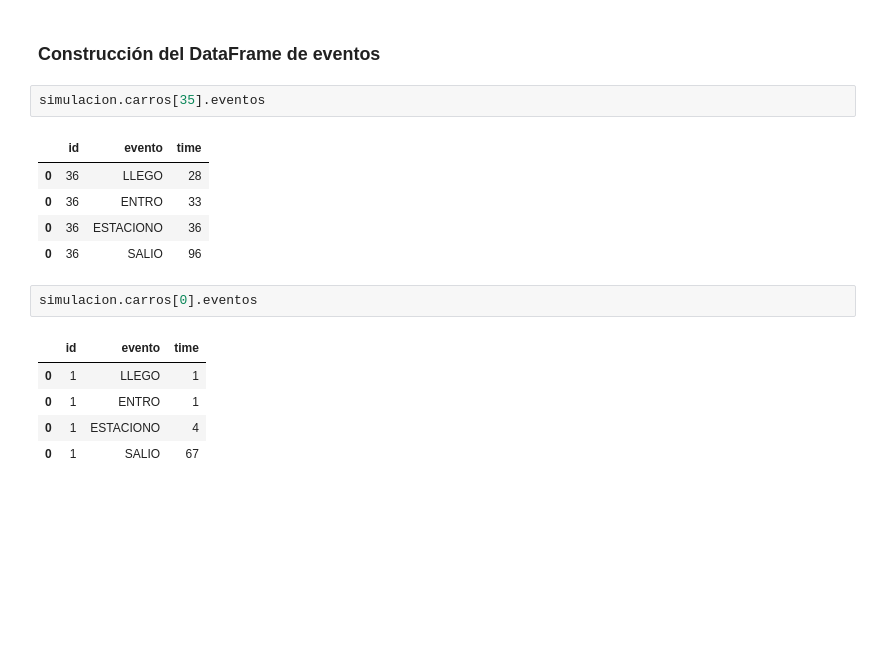
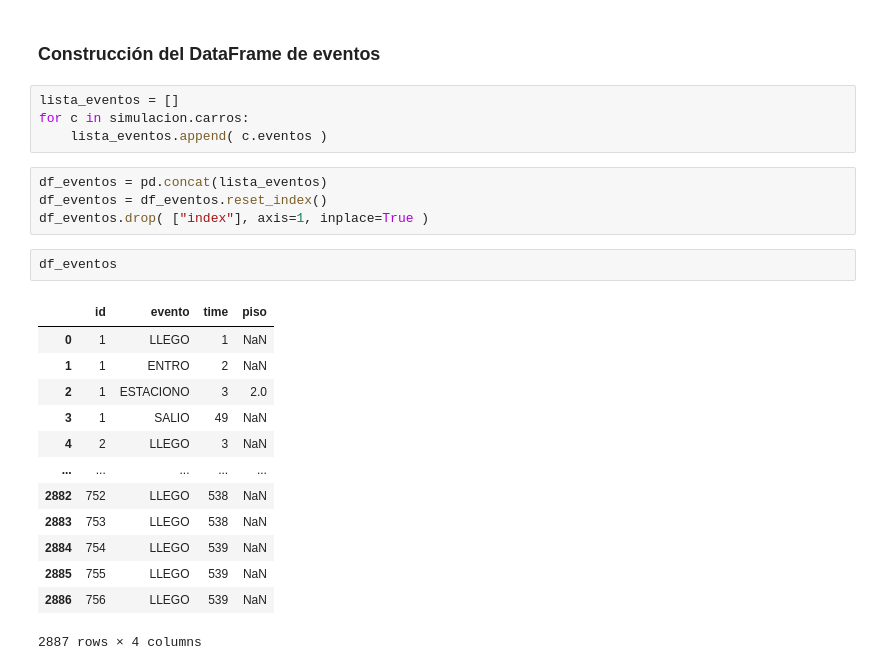
Before and after one commit to jc-vasquez14/Teoria_Simpy, a Jupyter notebook: simpy.ipynb, the cells around one changed output. Drawn from its saved outputs; the diff is of its cells as text; blank space fills up the shorter version.

```diff
--- a/simpy.ipynb
+++ b/simpy.ipynb
@@ -212,18 +243,26 @@ df_autos
 # %% [markdown]
 ### Construcción del DataFrame de eventos
-# %%
-simulacion.carros[35].eventos
-# %% [output]
-|  | id | evento | time |
-| 0 | 36 | LLEGO | 28 |
-| 0 | 36 | ENTRO | 33 |
-| 0 | 36 | ESTACIONO | 36 |
-| 0 | 36 | SALIO | 96 |
-# %%
-simulacion.carros[0].eventos
-# %% [output]
-|  | id | evento | time |
-| 0 | 1 | LLEGO | 1 |
-| 0 | 1 | ENTRO | 1 |
-| 0 | 1 | ESTACIONO | 4 |
-| 0 | 1 | SALIO | 67 |
+# %%
+lista_eventos = []
+for c in simulacion.carros:
+    lista_eventos.append( c.eventos )
+# %%
+df_eventos = pd.concat(lista_eventos)
+df_eventos = df_eventos.reset_index()
+df_eventos.drop( ["index"], axis=1, inplace=True )
+# %%
+df_eventos
+# %% [output]
+|  | id | evento | time | piso |
+| 0 | 1 | LLEGO | 1 | NaN |
+| 1 | 1 | ENTRO | 2 | NaN |
+| 2 | 1 | ESTACIONO | 3 | 2.0 |
+| 3 | 1 | SALIO | 49 | NaN |
+| 4 | 2 | LLEGO | 3 | NaN |
+| ... | ... | ... | ... | ... |
+| 2882 | 752 | LLEGO | 538 | NaN |
+| 2883 | 753 | LLEGO | 538 | NaN |
+| 2884 | 754 | LLEGO | 539 | NaN |
+| 2885 | 755 | LLEGO | 539 | NaN |
+| 2886 | 756 | LLEGO | 539 | NaN |
+2887 rows × 4 columns
```
Also changed, not shown: parts of 35 cells of this notebook, 3 other files.
